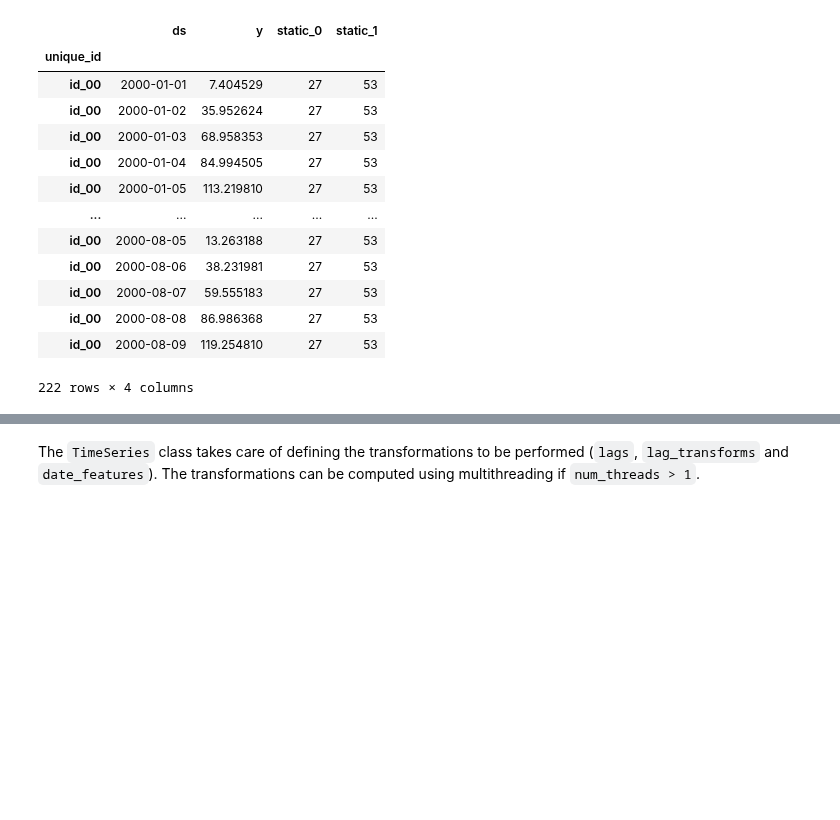
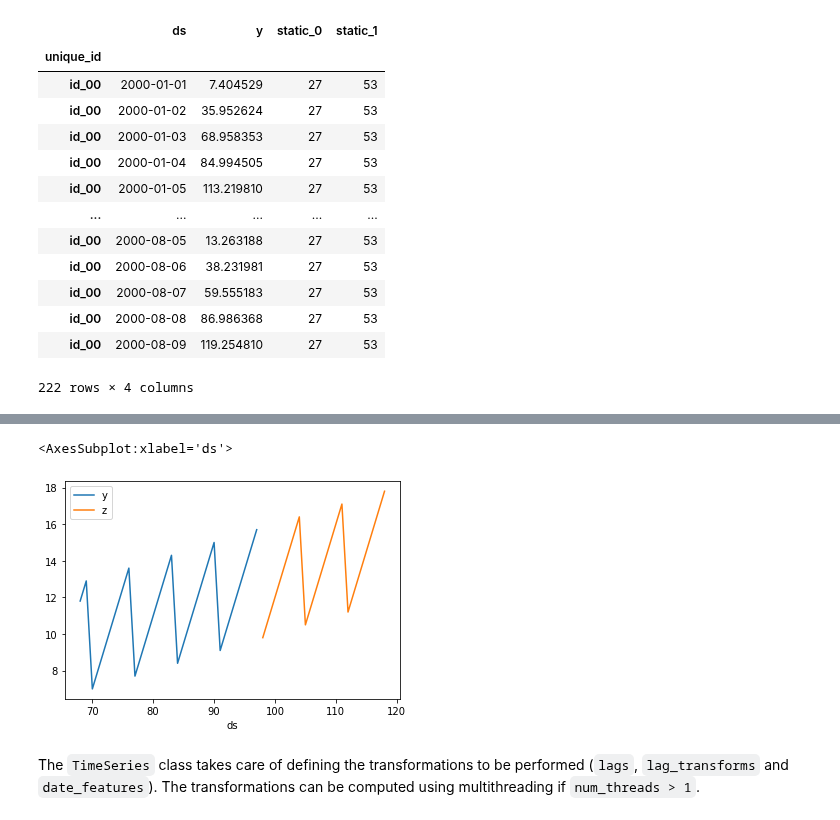
Before and after one commit to Nixtla/mlforecast, a Jupyter notebook: nbs/core.ipynb, the cells around one changed output, grey strips where cells are left out. Cells and saved outputs as stored; diff of their text form; code cells hidden in the pictures; blank space fills up the shorter version.

```diff
--- a/nbs/core.ipynb
+++ b/nbs/core.ipynb
@@ -128,6 +129,11 @@ class GroupedArray:
 
     def __getitem__(self, idx: int) -> np.ndarray:
         return self.data[self.indptr[idx] : self.indptr[idx + 1]]
+
+    def __setitem__(self, idx: int, vals: np.ndarray):
+        if self[idx].size != vals.size:
+            raise ValueError(f'vals must be of size {self[idx].size}')
+        self[idx][:] = vals
 
     def take_from_groups(self, idx: Union[int, slice]) -> 'GroupedArray':
         """Takes `idx` from each group in the array."""
@@ -179,6 +185,12 @@ np.testing.assert_equal(last_4.indptr, np.array([0, 2, 6]))
 #|hide
 # try to append new values that don't match the number of groups
 test_fail(lambda: ga.append(np.array([1., 2., 3.])), contains='new must be of size 2')
+# %%
+#|hide
+#__setitem__
+new_vals = np.array([10, 11])
+ga[0] = new_vals
+np.testing.assert_equal(ga.data, np.append(new_vals, np.arange(2, 10)))
 # %%
 #|exporti
 @njit
@@ -288,6 +300,16 @@ assert actual == expected
 names = ['a', 'b', 'c']
 actual = _name_models(names)
 assert actual == names
+# %%
+#|exporti
+@njit
+def _diff(x, lag):
+    y = x.copy()
+    for i in range(lag):
+        y[i] = np.nan
+    for i in range(lag, x.size):
+        y[i] = x[i] - x[i - lag]
+    return y
 # %%
 #|export
 class TimeSeries:
@@ -595,3 +674,17 @@ class TimeSeries:
+# %%
+#|hide
+# differences
+ts = TimeSeries(freq=1, differences=[1, 7])._fit(x)
+# np.testing.assert_allclose(
+#     x['y'].diff(1).diff(7).dropna().values,
+#     ts.ga.data,
+# )
+ts.y_pred = np.zeros(21, dtype=np.float32) # 0.1 * np.random.rand(21)
+xx = ts._get_raw_predictions()
+pd.concat([x.tail(30), pd.DataFrame({'ds': 1 + np.arange(21) + x['ds'].max(), 'z': xx})]).set_index('ds').plot()
+# %% [output]
+<AxesSubplot:xlabel='ds'>
+[figure, added]
 # %% [markdown]
 The `TimeSeries` class takes care of defining the transformations to be performed (`lags`, `lag_transforms` and `date_features`). The transformations can be computed using multithreading if `num_threads > 1`.
 # %%
```
Also changed, not shown: parts of 5 cells of this notebook, 5 other files.
